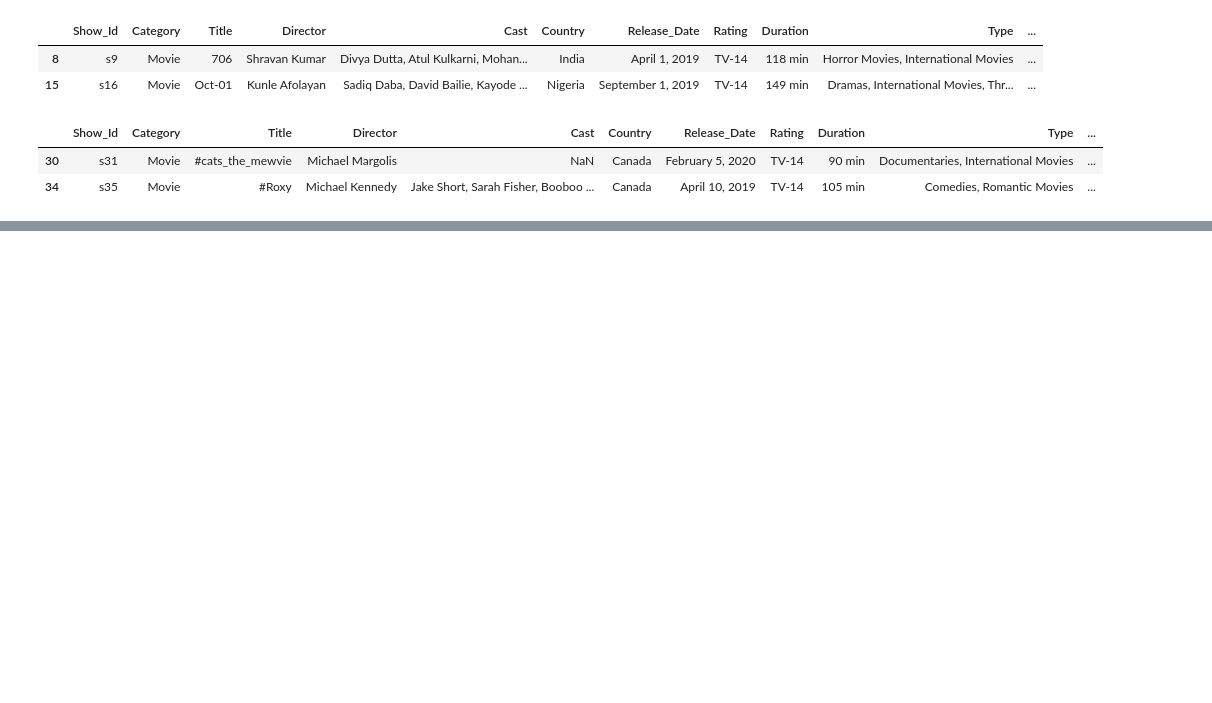
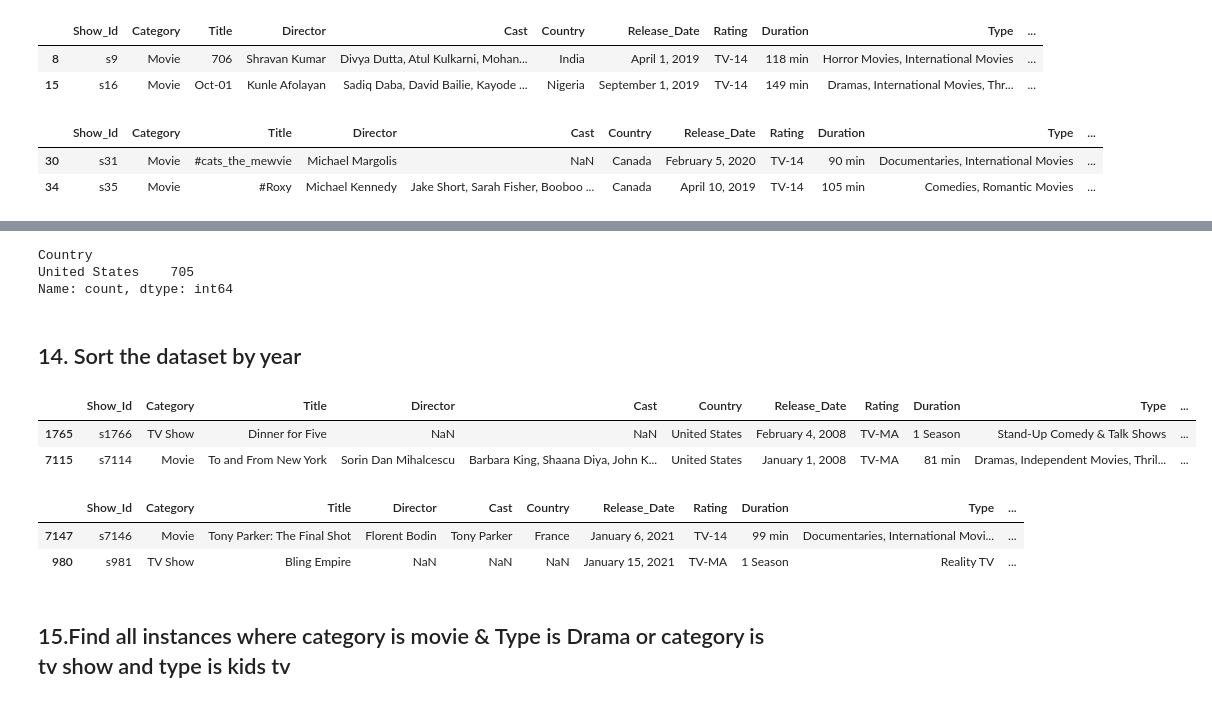
Before and after one commit to SPraveeen/pandas_projects, a Jupyter notebook: Netflix_Project_8.ipynb, the cells around one changed output, grey strips where cells are left out. Drawn from its saved outputs; the diff is of its cells as text; code cells hidden in the pictures; blank space fills up the shorter version.

```diff
--- a/Netflix_Project_8.ipynb
+++ b/Netflix_Project_8.ipynb
@@ -449,0 +546,22 @@ df[(df['Category']=='Movie') & (df['Rating']=='TV-14') & (df['Country']=='Canada
+# %%
+df_tvShow.Country.value_counts().head(1)
+# %% [output]
+Country
+United States    705
+Name: count, dtype: int64
+# %% [markdown]
+## 14. Sort the dataset by year
+# %%
+df.sort_values(by='Year').head(2)
+# %% [output]
+|  | Show_Id | Category | Title | Director | Cast | Country | Release_Date | Rating | Duration | Type | ... |
+| 1765 | s1766 | TV Show | Dinner for Five | NaN | NaN | United States | February 4, 2008 | TV-MA | 1 Season | Stand-Up Comedy & Talk Shows | ... |
+| 7115 | s7114 | Movie | To and From New York | Sorin Dan Mihalcescu | Barbara King, Shaana Diya, John K... | United States | January 1, 2008 | TV-MA | 81 min | Dramas, Independent Movies, Thril... | ... |
+# %%
+df.sort_values(by='Year',ascending=False).head(2)
+# %% [output]
+|  | Show_Id | Category | Title | Director | Cast | Country | Release_Date | Rating | Duration | Type | ... |
+| 7147 | s7146 | Movie | Tony Parker: The Final Shot | Florent Bodin | Tony Parker | France | January 6, 2021 | TV-14 | 99 min | Documentaries, International Movi... | ... |
+| 980 | s981 | TV Show | Bling Empire | NaN | NaN | NaN | January 15, 2021 | TV-MA | 1 Season | Reality TV | ... |
+# %% [markdown]
+## 15.Find all instances where category is movie & Type is Drama or category is tv show and type is kids tv
```
Also changed, not shown: parts of 19 cells of this notebook.
